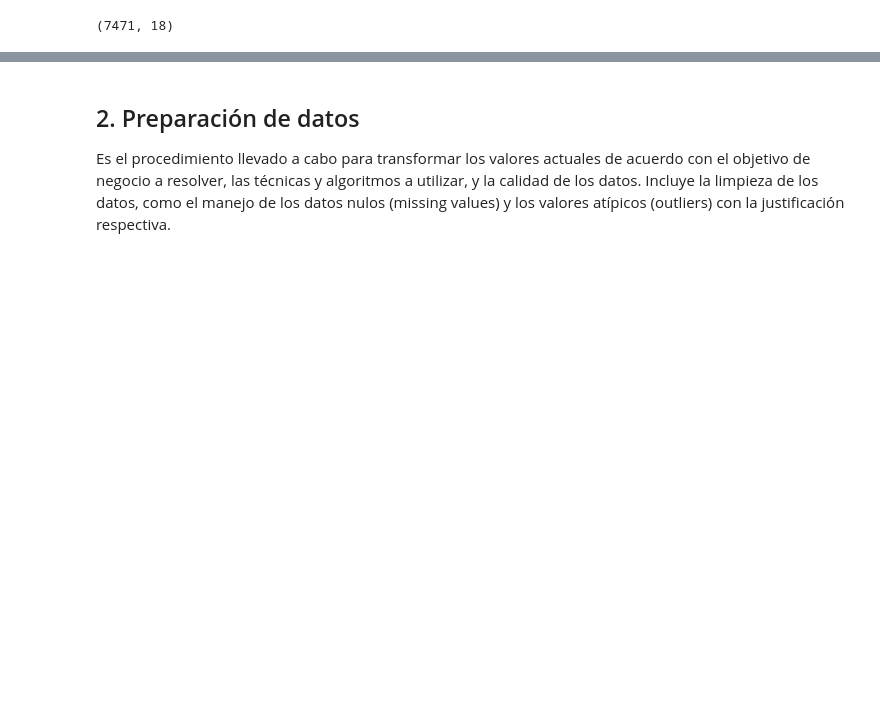
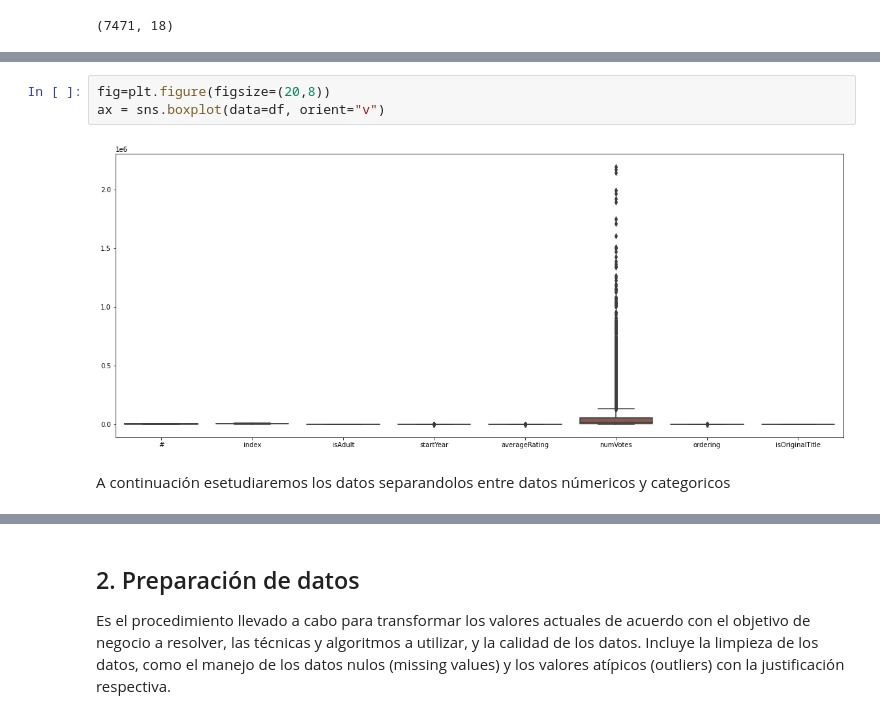
Before and after one commit to montejs3/Bi, a Jupyter notebook: LabBi/lab.ipynb, the cells around one changed output, grey strips where cells are left out. Drawn from its saved outputs; the diff is of its cells as text; blank space fills up the shorter version.

```diff
--- a/LabBi/lab.ipynb
+++ b/LabBi/lab.ipynb
@@ -26,0 +61,7 @@ df.sample(5)
+# %%
+fig=plt.figure(figsize=(20,8))
+ax = sns.boxplot(data=df, orient="v")
+# %% [output]
+[figure, added]
+# %% [markdown]
+A continuación esetudiaremos los datos separandolos entre datos númericos y categoricos
```
Also changed, not shown: parts of 13 cells of this notebook.
